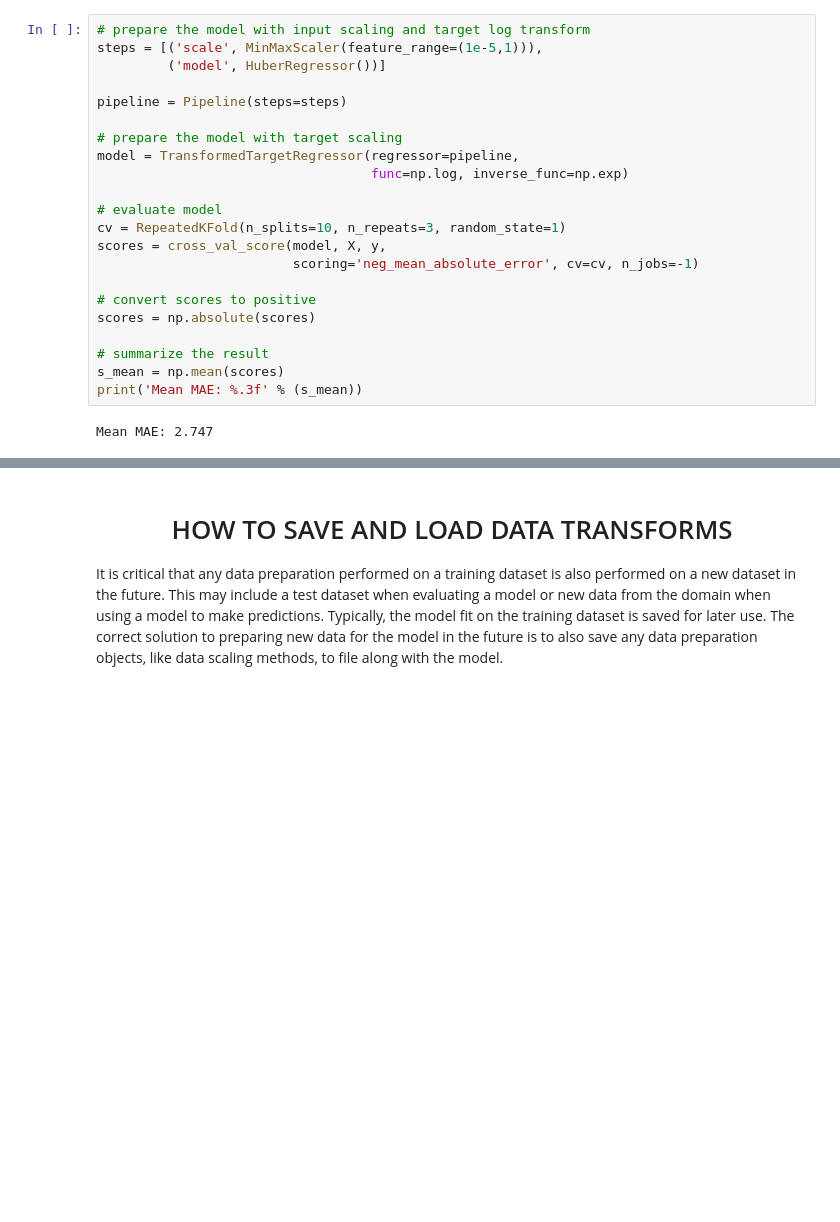
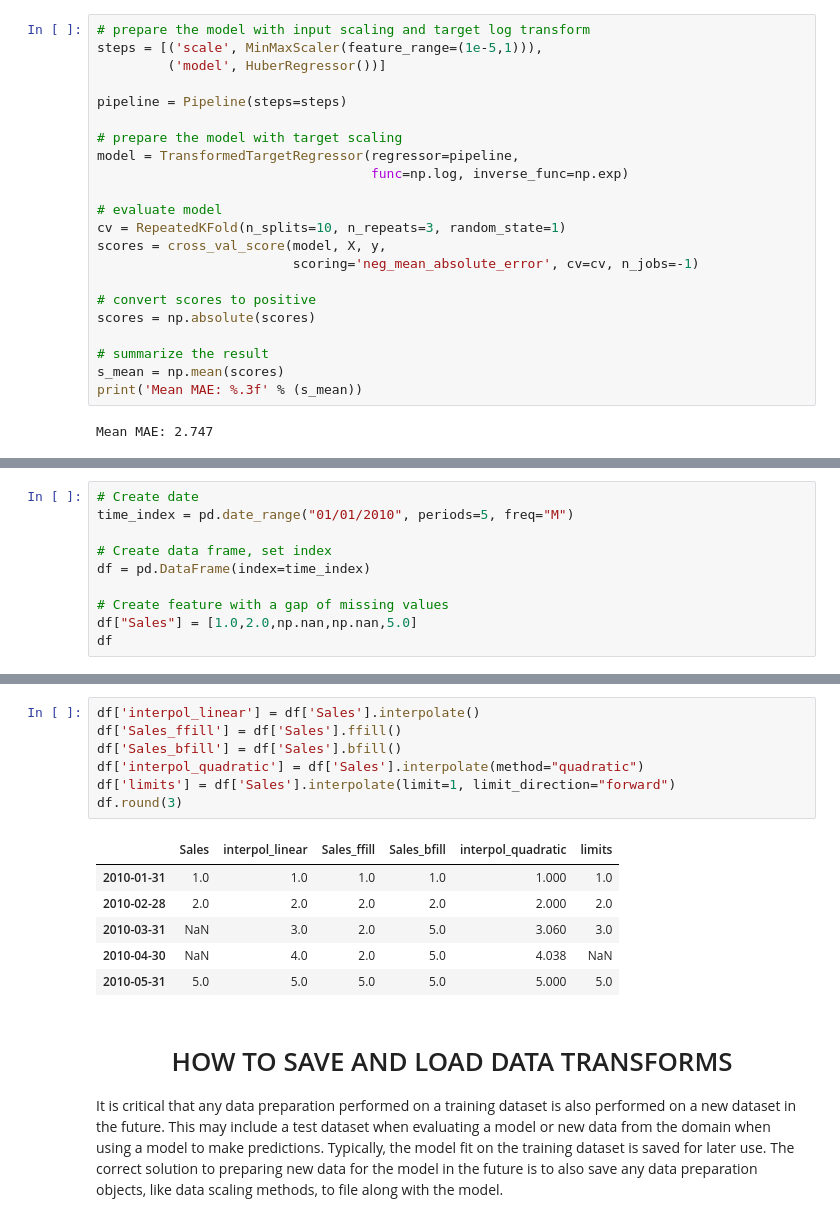
Before and after one commit to michaelfelman-git/Beginners-Guide-to-Machine-Learning, a Jupyter notebook: 004 - Data Transforms & Feature Engineering.ipynb, the cells around one changed output, grey strips where cells are left out. Saved outputs shown, nothing was run; the diff lists cells and outputs as text; blank space fills up the shorter version.

```diff
--- a/004 - Data Transforms & Feature Engineering.ipynb
+++ b/004 - Data Transforms & Feature Engineering.ipynb
@@ -1704,0 +2739,10 @@ Mean MAE: 2.747
+# %%
+# Create date
+time_index = pd.date_range("01/01/2010", periods=5, freq="M")
+
+# Create data frame, set index
+df = pd.DataFrame(index=time_index)
+
+# Create feature with a gap of missing values
+df["Sales"] = [1.0,2.0,np.nan,np.nan,5.0]
+df
@@ -1705,3 +2756,17 @@ Mean MAE: 2.747
+# %%
+df['interpol_linear'] = df['Sales'].interpolate()
+df['Sales_ffill'] = df['Sales'].ffill()
+df['Sales_bfill'] = df['Sales'].bfill()
+df['interpol_quadratic'] = df['Sales'].interpolate(method="quadratic")
+df['limits'] = df['Sales'].interpolate(limit=1, limit_direction="forward")
+df.round(3)
+# %% [output]
+|  | Sales | interpol_linear | Sales_ffill | Sales_bfill | interpol_quadratic | limits |
+| 2010-01-31 | 1.0 | 1.0 | 1.0 | 1.0 | 1.000 | 1.0 |
+| 2010-02-28 | 2.0 | 2.0 | 2.0 | 2.0 | 2.000 | 2.0 |
+| 2010-03-31 | NaN | 3.0 | 2.0 | 5.0 | 3.060 | 3.0 |
+| 2010-04-30 | NaN | 4.0 | 2.0 | 5.0 | 4.038 | NaN |
+| 2010-05-31 | 5.0 | 5.0 | 5.0 | 5.0 | 5.000 | 5.0 |
 # %% [markdown]
 <a id="how"></a>
 <h1 align="center">HOW TO SAVE AND LOAD DATA TRANSFORMS</h1>
```
Also changed, not shown: parts of 145 cells of this notebook.
